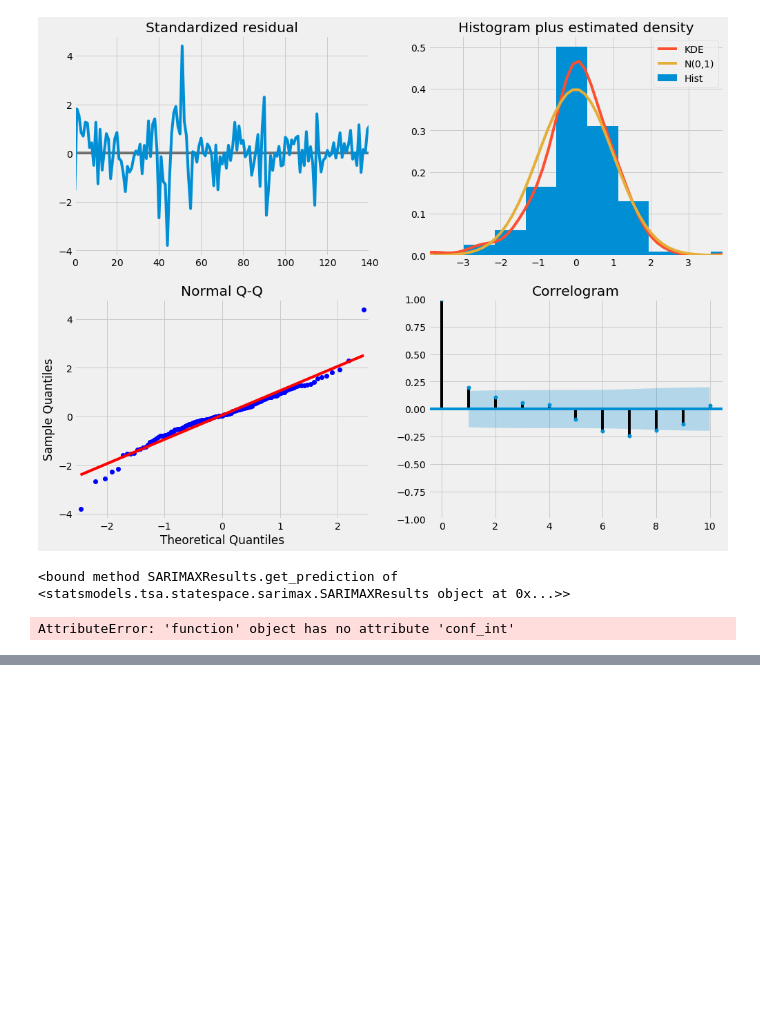
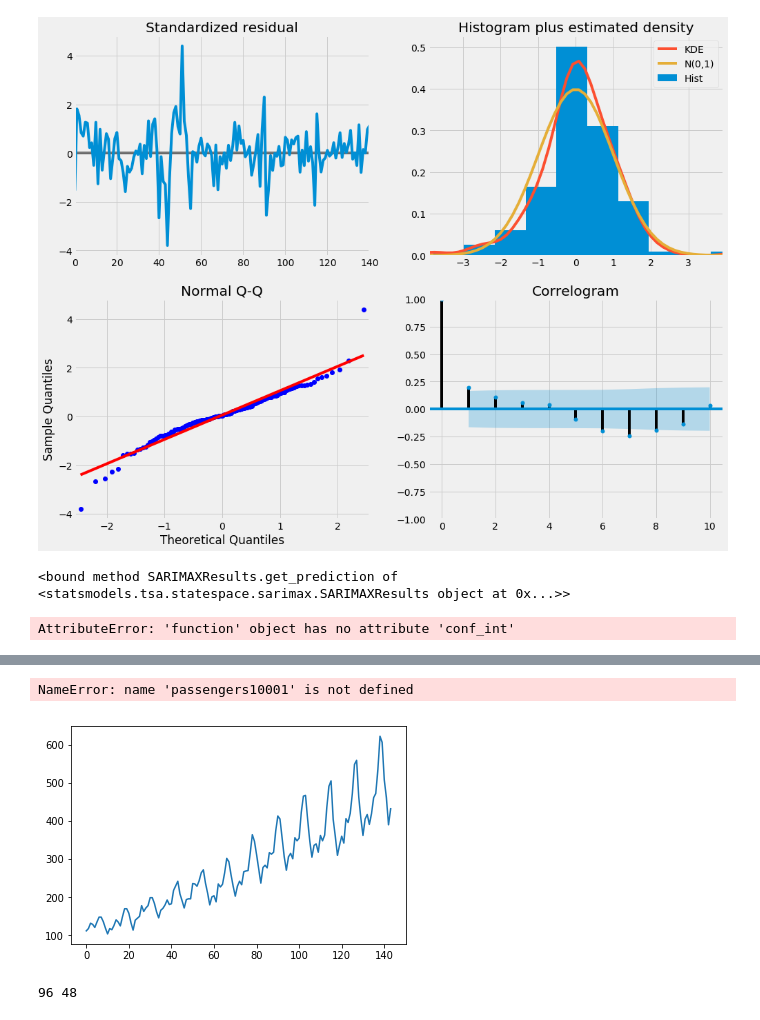
Before and after one commit to khoffm4/Hoffman_Leinwand_COMP755_Project, a Jupyter notebook: Predictive_Model.ipynb, the cells around one changed output, grey strips where cells are left out. Saved outputs shown, nothing was run; the diff lists cells and outputs as text; code cells hidden in the pictures; blank space fills up the shorter version.

```diff
--- a/Predictive_Model.ipynb
+++ b/Predictive_Model.ipynb
@@ -196,0 +214,17 @@ AttributeError: 'function' object has no attribute 'conf_int'
+# %%
+numpy.random.seed(7)
+x_train = [i for i in range(2893)]
+y_train = passengers10001
+
+x_train = np.asarray(x_train)
+y_train = np.asarray(y_train)
+# %% [output]
+NameError: name 'passengers10001' is not defined
+# %%
+import pandas
+import matplotlib.pyplot as plt
+dataset = pandas.read_csv('international-airline-passengers.csv', usecols=[1], engine='python', skipfooter=3)
+plt.plot(dataset)
+plt.show()
+# %% [output]
+[figure, added]
@@ -196,0 +239,8 @@ AttributeError: 'function' object has no attribute 'conf_int'
+# %%
+# split into train and test sets
+train_size = int(len(dataset) * 0.67)
+test_size = len(dataset) - train_size
+train, test = dataset[0:train_size,:], dataset[train_size:len(dataset),:]
+print(len(train), len(test))
+# %% [output]
+96 48
```
Also changed, not shown: parts of 12 cells of this notebook, 3 other files.
